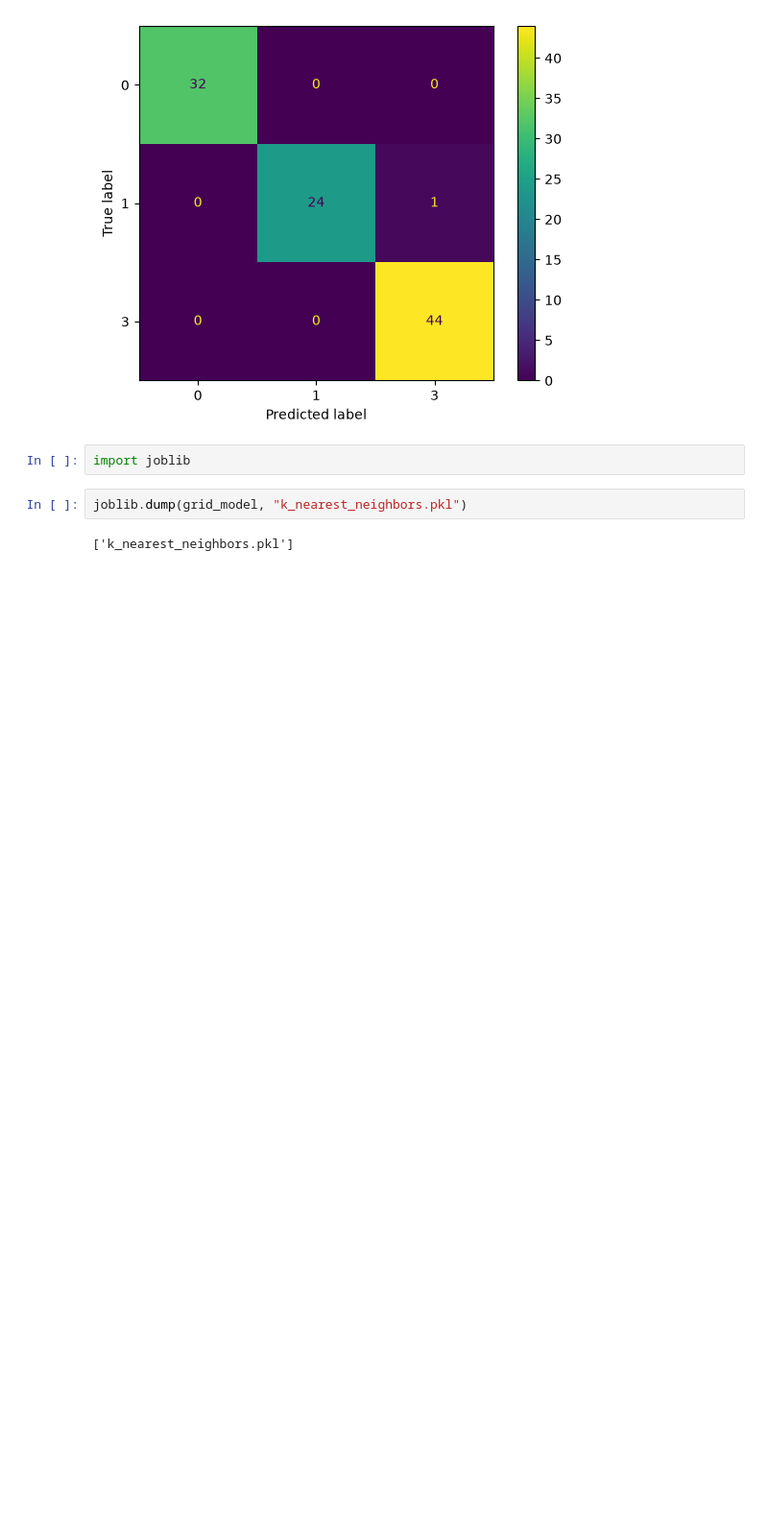
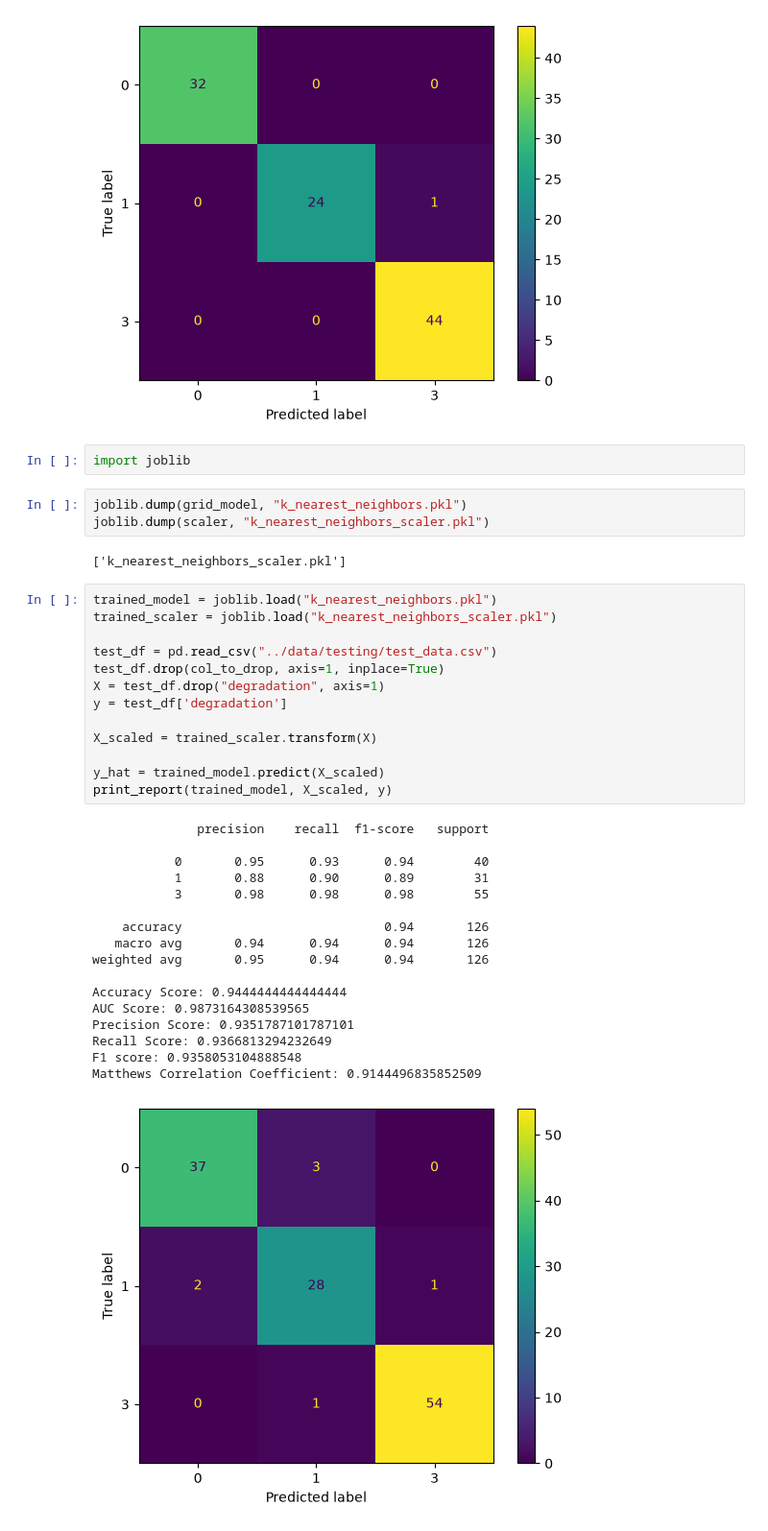
Before and after one commit to NikunjNPatel/ML-Assignment-2, a Jupyter notebook: model/k_nearest_neighbors.ipynb, the cells around one changed output. Shown at 96% size. Cells and saved outputs as stored; diff of their text form; blank space fills up the shorter version.

```diff
--- a/model/k_nearest_neighbors.ipynb
+++ b/model/k_nearest_neighbors.ipynb
@@ -167,5 +168,37 @@ Matthews Correlation Coefficient: 0.9848438238203403
 import joblib
 # %%
 joblib.dump(grid_model, "k_nearest_neighbors.pkl")
+joblib.dump(scaler, "k_nearest_neighbors_scaler.pkl")
 # %% [output]
-['k_nearest_neighbors.pkl']
+['k_nearest_neighbors_scaler.pkl']
+# %%
+trained_model = joblib.load("k_nearest_neighbors.pkl")
+trained_scaler = joblib.load("k_nearest_neighbors_scaler.pkl")
+
+test_df = pd.read_csv("../data/testing/test_data.csv")
+test_df.drop(col_to_drop, axis=1, inplace=True)
+X = test_df.drop("degradation", axis=1)
+y = test_df['degradation']
+
+X_scaled = trained_scaler.transform(X)
+
+y_hat = trained_model.predict(X_scaled)
+print_report(trained_model, X_scaled, y)
+# %% [output]
+              precision    recall  f1-score   support
+
+           0       0.95      0.93      0.94        40
+           1       0.88      0.90      0.89        31
+           3       0.98      0.98      0.98        55
+
+    accuracy                           0.94       126
+   macro avg       0.94      0.94      0.94       126
+weighted avg       0.95      0.94      0.94       126
+
+Accuracy Score: 0.9444444444444444
+AUC Score: 0.9873164308539565
+Precision Score: 0.9351787101787101
+Recall Score: 0.9366813294232649
+F1 score: 0.9358053104888548
+Matthews Correlation Coefficient: 0.9144496835852509
+[figure, added]
```
Also changed, not shown: parts of 1 cell of this notebook, 14 other files.
